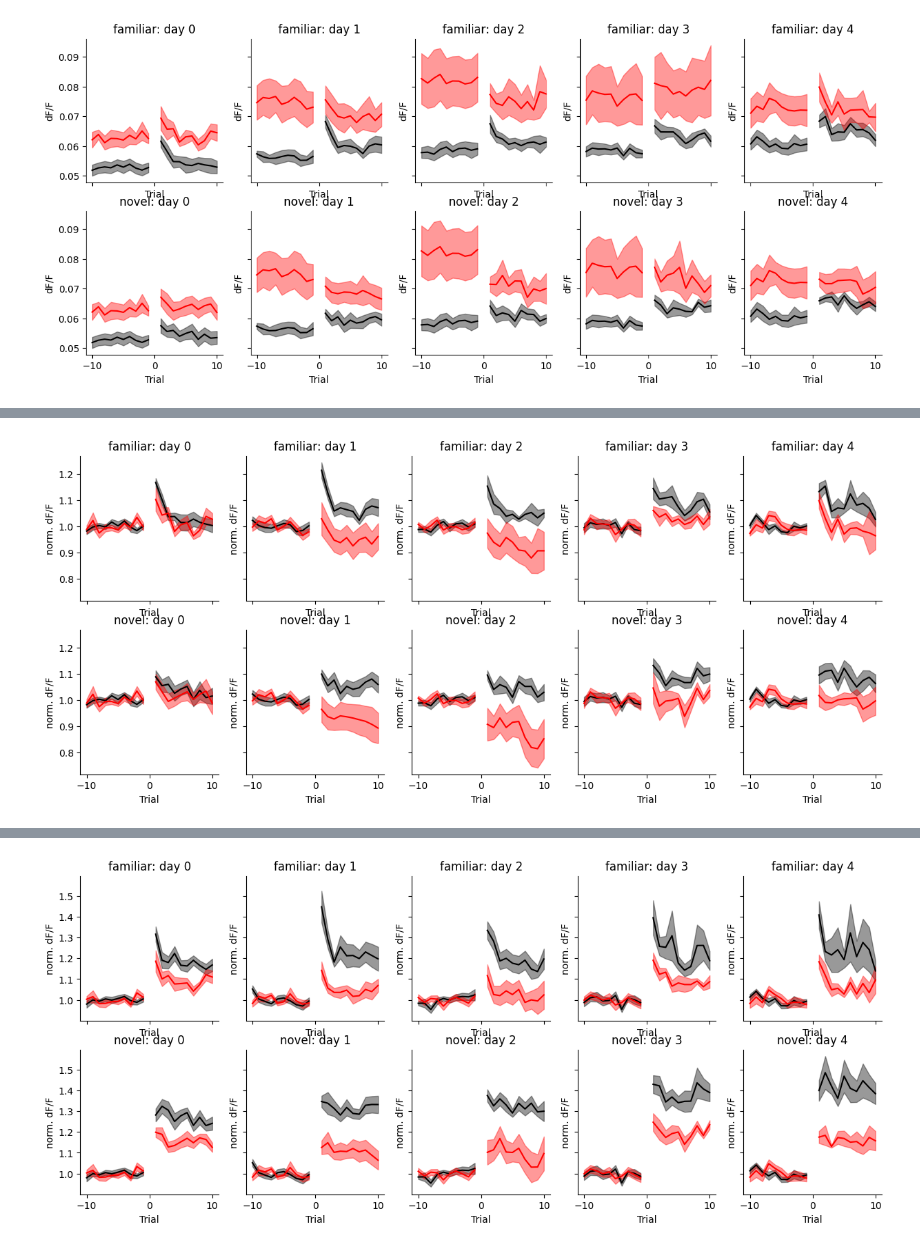
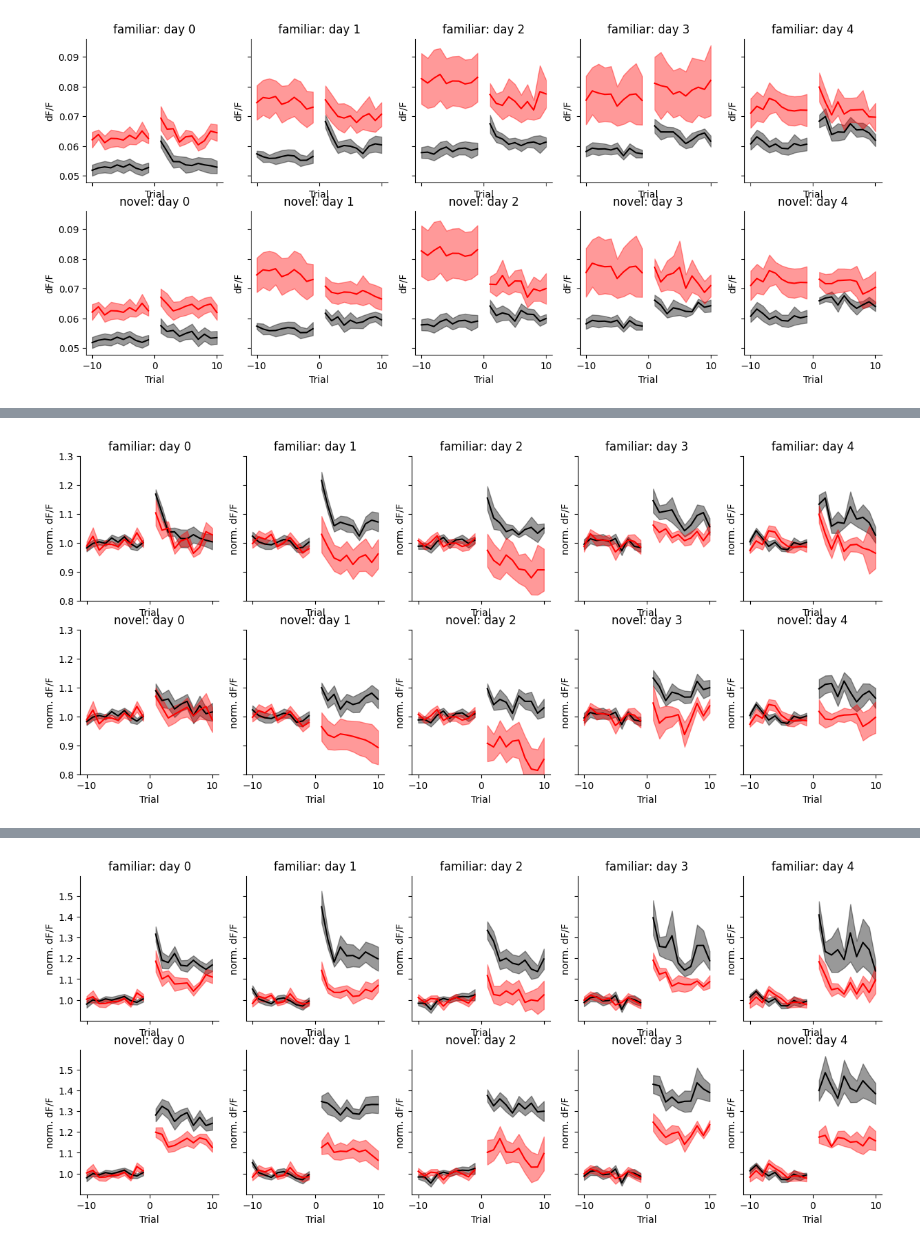
Before and after one commit to GiocomoLab/STX3KO_analyses, a Jupyter notebook: notebooks/figure5/novel_activity_rate.ipynb, the cells around one changed output, grey strips where cells are left out. Cells and saved outputs as stored; diff of their text form; code cells hidden in the pictures.

Commit message:
activity rate plots

```diff
--- a/notebooks/figure5/novel_activity_rate.ipynb
+++ b/notebooks/figure5/novel_activity_rate.ipynb
@@ -153,31 +261,32 @@ for day in np.arange(5):
             _nov = np.nanmean(np.nanmean(data['block_nov_act'],axis=1), axis=-1)[:10]/_base.mean()
             nov[cond][i,:_nov.shape[0]] = _nov
 
     for cond, color in zip(('ctrl','ko'), ('black', 'red')):
         x_base = np.arange(-10,0)
         mu, sem = np.nanmean(base[cond], axis=0), sp.stats.sem(base[cond],axis=0, nan_policy='omit')
         ax[0,day].plot(x_base, mu, color=color)
         ax[0,day].fill_between(x_base, mu-sem , mu+sem, alpha=.4, color=color)
 
         ax[1,day].plot(x_base, mu, color=color)
         ax[1,day].fill_between(x_base, mu-sem , mu+sem, alpha=.4, color=color)
 
         x_block = np.arange(1,11)
         mu, sem = np.nanmean(fam[cond], axis=0), sp.stats.sem(fam[cond],axis=0, nan_policy='omit')
         ax[0,day].plot(x_block, mu, color=color)
         ax[0,day].fill_between(x_block, mu-sem , mu+sem, alpha=.4, color=color)
 
         mu, sem = np.nanmean(nov[cond], axis=0), sp.stats.sem(nov[cond],axis=0, nan_policy='omit')
         ax[1,day].plot(x_block, mu, color=color)
         ax[1,day].fill_between(x_block, mu-sem , mu+sem, alpha=.4, color=color)
 
         ax[0,day].set_title(f'familiar: day {day}')
         ax[1,day].set_title(f'novel: day {day}')
 
 for a in ax.flatten():
     a.spines['top'].set_visible(False)
     a.spines['right'].set_visible(False)
     a.set_ylabel('norm. dF/F')
     a.set_xlabel('Trial')
+    a.set_ylim([.8,1.3])
 # %% [output]
-[figure, old version]
+[figure, new version]
```
Also changed, not shown: parts of 20 cells of this notebook, 1 other file.
